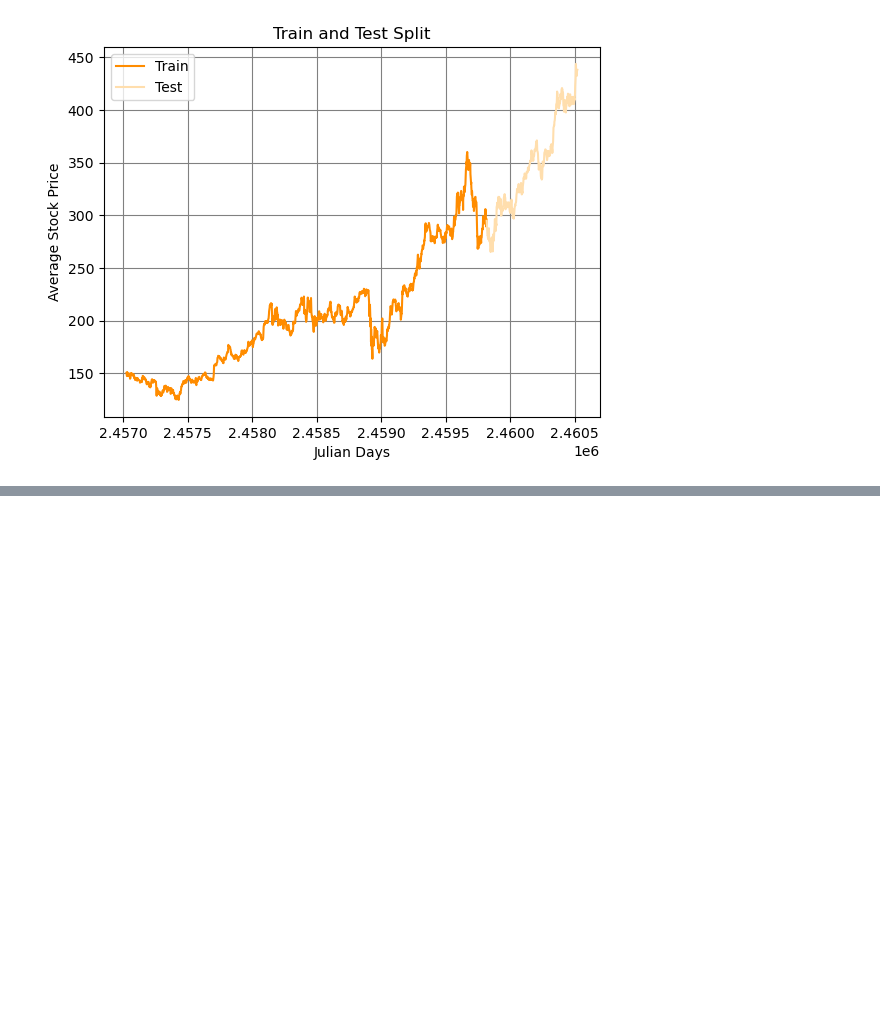
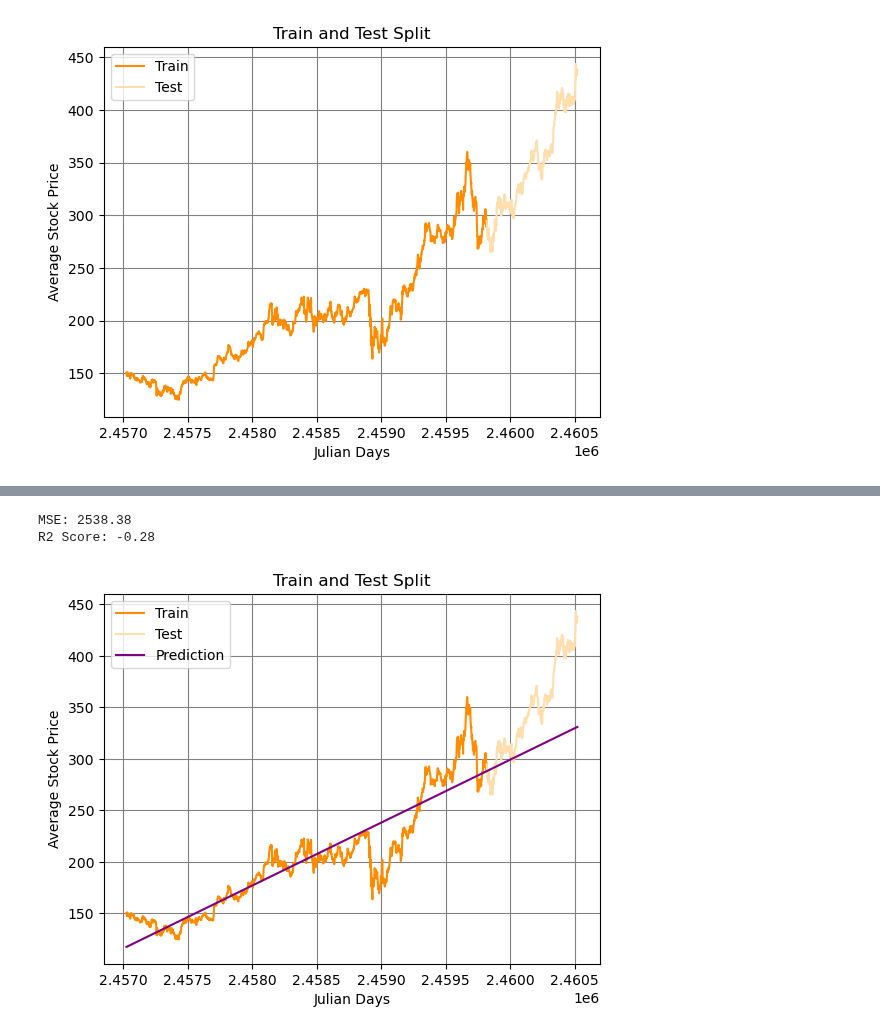
Before and after one commit to EvanA4/OCAI, a Jupyter notebook: data.ipynb, the cells around one changed output, grey strips where cells are left out. Saved outputs shown, nothing was run; the diff lists cells and outputs as text; code cells hidden in the pictures; blank space fills up the shorter version.

```diff
--- a/data.ipynb
+++ b/data.ipynb
@@ -148,0 +117,30 @@ class Seq2seq(nn.Module):
+# %%
+
+model = LinearRegression()
+model.fit(X_train.reshape(-1,1), y_train)
+y_pred = model.predict(X_test.reshape(-1,1))
+y_pred_full = model.predict(X.reshape(-1,1))
+
+mse = mean_squared_error(y_test, y_pred)
+r2 = r2_score(y_test, y_pred)
+
+print(f"MSE: {mse:.2f}")
+print(f"R2 Score: {r2:.2f}")
+
+plt.figure()
+
+plt.clf()
+plt.plot(X_train, y_train, label="Train", color="darkorange")
+plt.plot(X_test, y_test, label="Test", color="navajowhite")
+plt.plot(X, y_pred_full, label="Prediction", color="purple")
+
+plt.grid(color="grey")
+plt.xlabel("Julian Days")
+plt.ylabel("Average Stock Price")
+plt.title("Train and Test Split")
+plt.legend()
+plt.show()
+# %% [output]
+MSE: 2538.38
+R2 Score: -0.28
+[figure, added]
```
Also changed, not shown: parts of 10 cells of this notebook.
